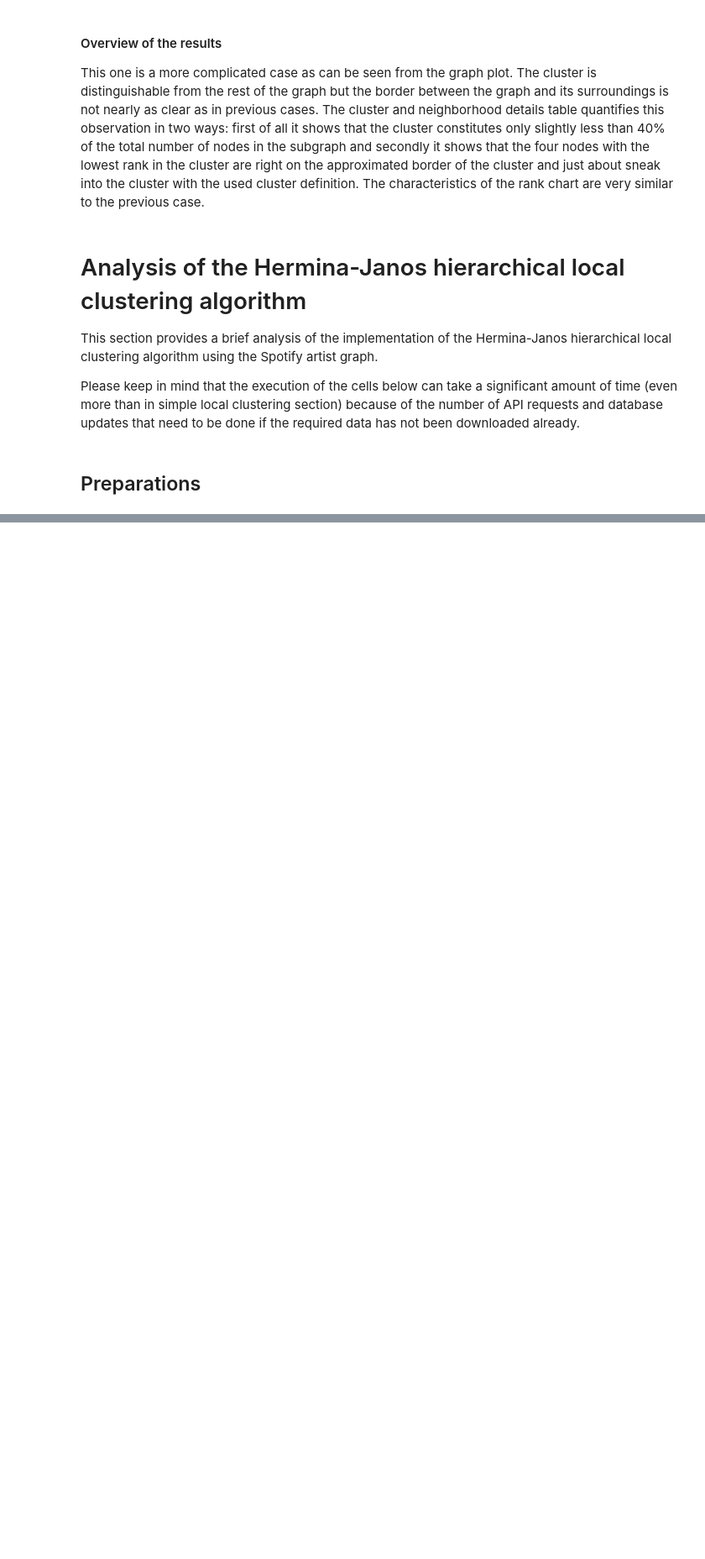
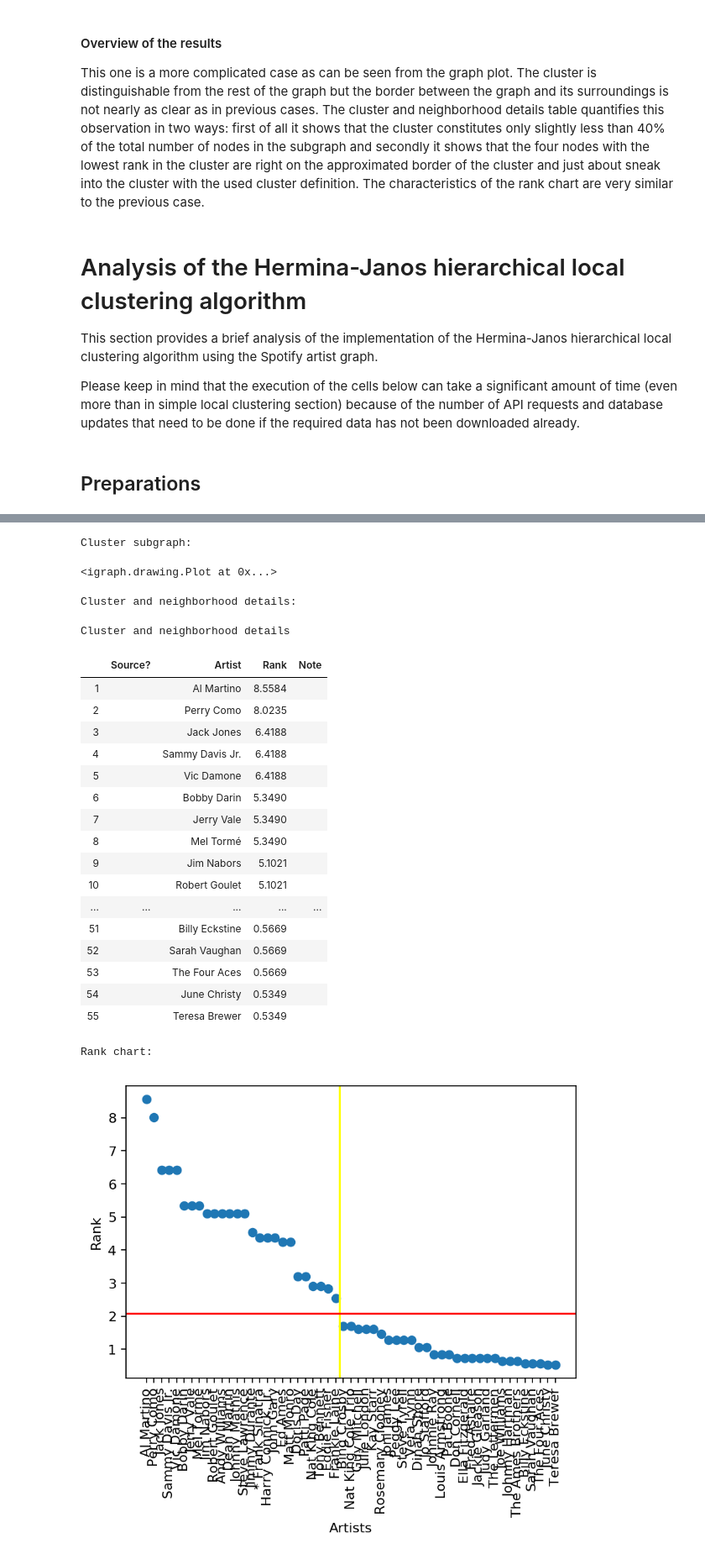
Before and after one commit to volfpeter/localclustering, a Jupyter notebook: documents/Algorithm Analysis with the Spotify Related Artists Graph.ipynb, the cells around one changed output, grey strips where cells are left out. Shown at 84% size. Saved outputs shown, nothing was run; the diff lists cells and outputs as text; code cells hidden in the pictures; blank space fills up the shorter version.

```diff
--- a/documents/Algorithm Analysis with the Spotify Related Artists Graph.ipynb
+++ b/documents/Algorithm Analysis with the Spotify Related Artists Graph.ipynb
@@ -512,0 +625,44 @@ hierarchical_cluster_engine.min_cluster_size = 20
+# %%
+# Execute the clustering.
+hierarchical_cluster_engine.min_cluster_size = 25
+cluster = hierarchical_cluster_engine.cluster(source_nodes)
+
+# Construct a rank provider for the clustering that was just executed.
+rank_provider = hierarchical_cluster_engine.get_rank_provider()
+
+# Try to figure out the approximate value of the threshold.
+threshold = hierarchical_cluster_engine.last_step_history.last_step.get_gain_descriptor_for_node(artist_node).weighting_coefficient
+
+# Plot the cluster and print it as a table as well.
+# Notice that display() must be used for the plot to be visible,
+# otherwise only the second output will be visible.
+print("Cluster subgraph:")
+plot_cluster(source_nodes, cluster, rank_provider)
+print("\n\nCluster and neighborhood details:")
+plot_result_as_table(source_nodes, cluster, rank_provider, threshold)
+print("\n\nRank chart:")
+plot_rank_chart(cluster, rank_provider, threshold)
+# %% [output]
+Cluster subgraph:
+<igraph.drawing.Plot at 0x...>
+Cluster and neighborhood details:
+Cluster and neighborhood details
+|  | Source? | Artist | Rank | Note |
+| 1 |  | Al Martino | 8.5584 |  |
+| 2 |  | Perry Como | 8.0235 |  |
+| 3 |  | Jack Jones | 6.4188 |  |
+| 4 |  | Sammy Davis Jr. | 6.4188 |  |
+| 5 |  | Vic Damone | 6.4188 |  |
+| 6 |  | Bobby Darin | 5.3490 |  |
+| 7 |  | Jerry Vale | 5.3490 |  |
+| 8 |  | Mel Tormé | 5.3490 |  |
+| 9 |  | Jim Nabors | 5.1021 |  |
+| 10 |  | Robert Goulet | 5.1021 |  |
+| ... | ... | ... | ... | ... |
+| 51 |  | Billy Eckstine | 0.5669 |  |
+| 52 |  | Sarah Vaughan | 0.5669 |  |
+| 53 |  | The Four Aces | 0.5669 |  |
+| 54 |  | June Christy | 0.5349 |  |
+| 55 |  | Teresa Brewer | 0.5349 |  |
+Rank chart:
+[figure, added]
```
Also changed, not shown: parts of 14 cells of this notebook, 1 other file.
